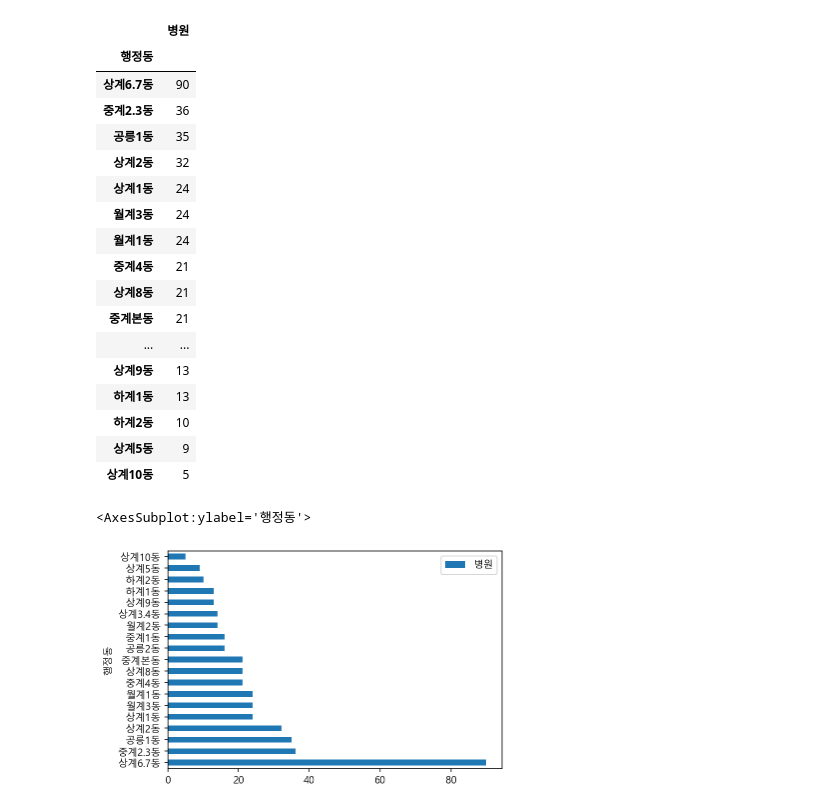
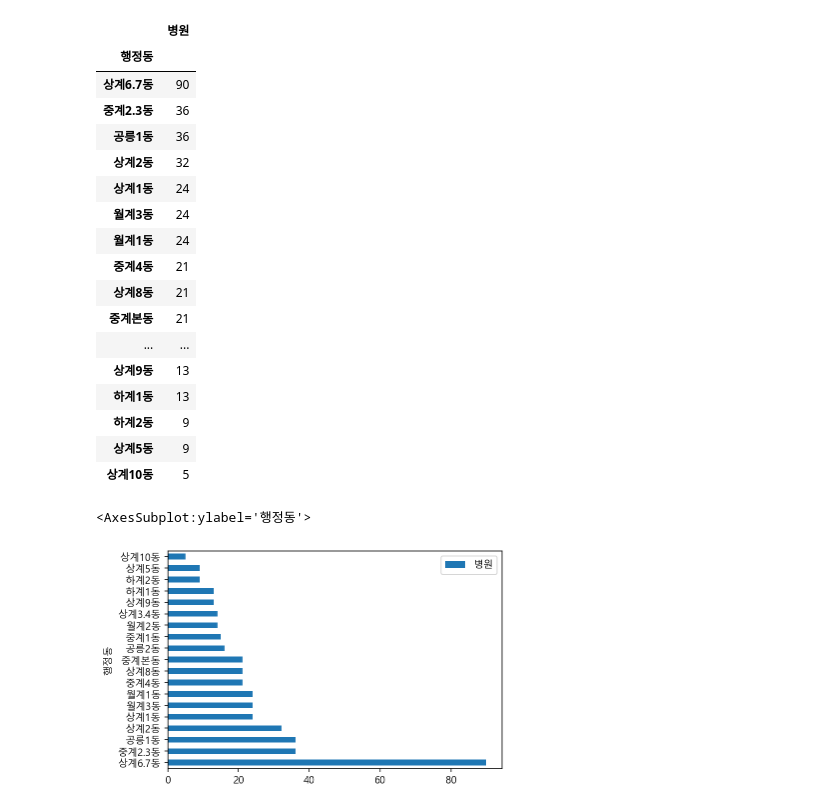
Before and after one commit to seoyoungSohn/CapstoneDesign1, a Jupyter notebook: old_infra/병원 데이터 전처리.ipynb, the cells around one changed output. Saved outputs shown, nothing was run; the diff lists cells and outputs as text; code cells hidden in the pictures.

```diff
--- a/old_infra/병원 데이터 전처리.ipynb
+++ b/old_infra/병원 데이터 전처리.ipynb
@@ -99,14 +193,14 @@ Name: 행정동명, dtype: int64
 # %%
 # 최종
-df = pd.read_csv("./data/hospital.csv", low_memory=False)
+df = pd.read_csv("./data/hospital_ana.csv", low_memory=False)
 df.set_index("행정동", inplace=True)
 df
 # %% [output]
 |  | 병원 |
 | 행정동 |  |
 | 상계6.7동 | 90 |
 | 중계2.3동 | 36 |
-| 공릉1동 | 35 |
+| 공릉1동 | 36 |
 | 상계2동 | 32 |
 | 상계1동 | 24 |
 | 월계3동 | 24 |
@@ -117,7 +211,7 @@ df
 | ... | ... |
 | 상계9동 | 13 |
 | 하계1동 | 13 |
-| 하계2동 | 10 |
+| 하계2동 | 9 |
 | 상계5동 | 9 |
 | 상계10동 | 5 |
 # %%
@@ -125,4 +219,4 @@ df
 df.plot.barh()
 # %% [output]
 <AxesSubplot:ylabel='행정동'>
-[figure, old version]
+[figure, new version]
```
Also changed, not shown: parts of 10 cells of this notebook, 2 other files.
